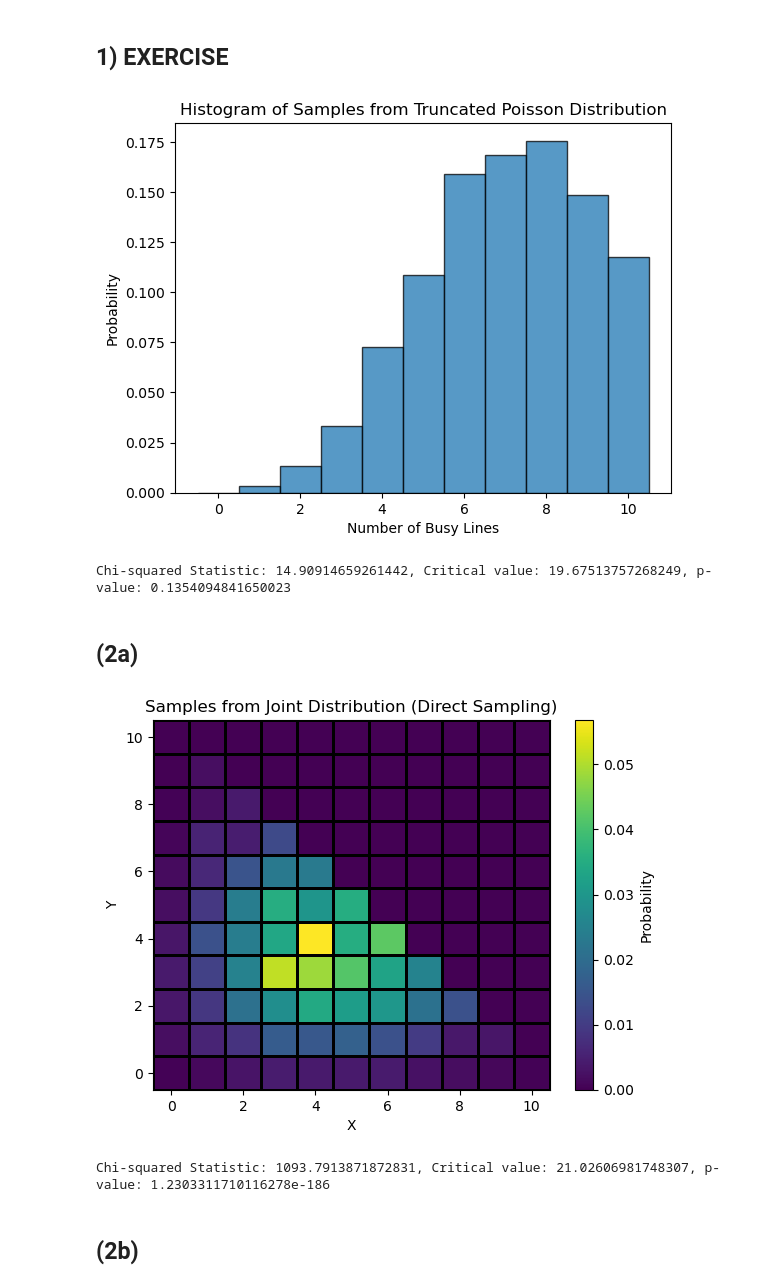
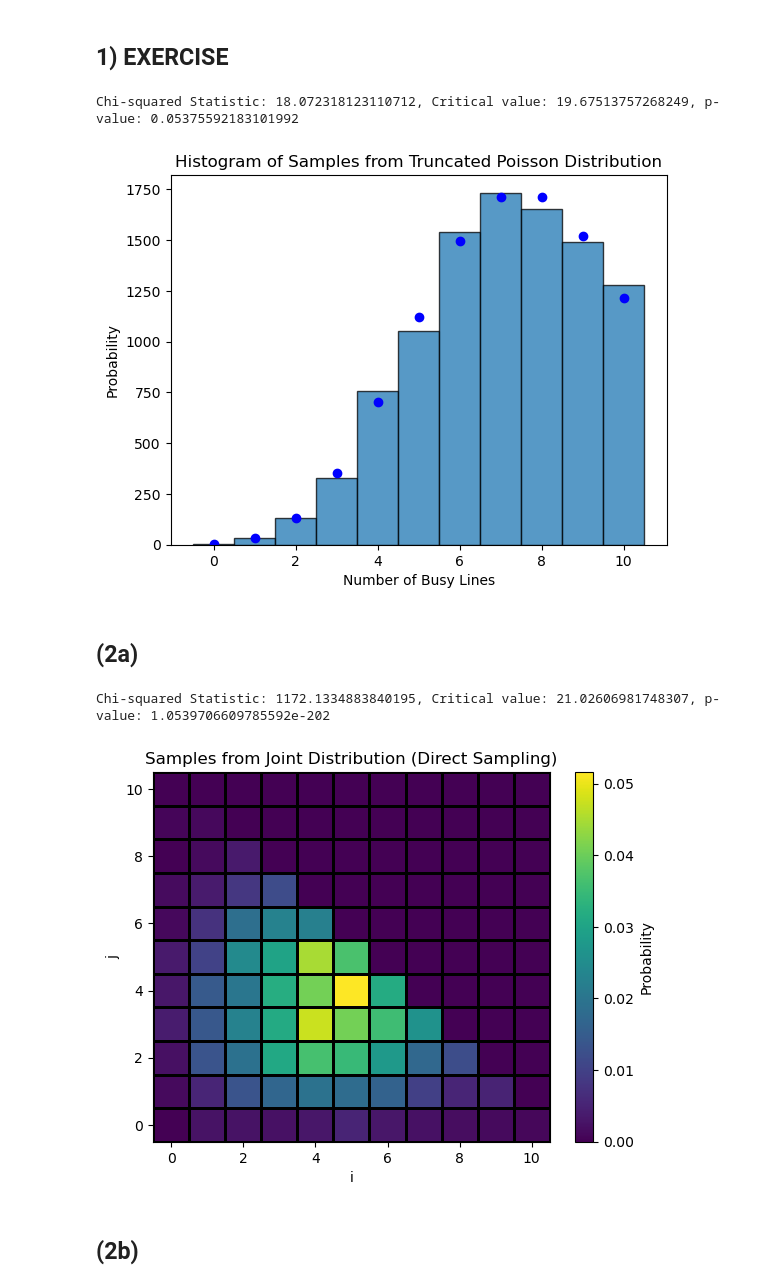
Before and after one commit to Fuglede30/Stokastisk_sim_2, a Jupyter notebook: 6_MCMC.ipynb, the cells around one changed output. Drawn from its saved outputs; the diff is of its cells as text; code cells hidden in the pictures.

```diff
--- a/6_MCMC.ipynb
+++ b/6_MCMC.ipynb
@@ -21,7 +21,6 @@ def truncated_poisson_dist(i, A, m):
         return 0
     return (A**i) / np.math.factorial(i)
 
-# Normalize the distribution
 normalization_constant = sum(truncated_poisson_dist(i, A, m) for i in range(m+1))
 def normalized_truncated_poisson_pmf(i, A, m):
     return truncated_poisson_dist(i, A, m) / normalization_constant
@@ -45,31 +44,31 @@ def metropolis_hastings(A, m, num_samples):
 
     return samples
 
-# Generate samples
 samples = metropolis_hastings(A, m, num_samples)
 
-# Plot histogram of samples
-plt.hist(samples, bins=np.arange(m+2) - 0.5, density=True, alpha=0.75, edgecolor='black')
-plt.xlabel('Number of Busy Lines')
-plt.ylabel('Probability')
-plt.title('Histogram of Samples from Truncated Poisson Distribution')
-plt.show()
-
-# Perform chi-square test
+#chi-square test
 observed_freq, _ = np.histogram(samples, bins=np.arange(m+2) - 0.5)
 expected_freq = [normalized_truncated_poisson_pmf(i, A, m) * num_samples for i in range(m+1)]
 
 chi2_stat, p_value = chisquare(observed_freq, f_exp=expected_freq)
 alpha = 0.05
-df = m + 1 # the size of m + the parameter A which gives 10+1 = 11
+df = m + 1
 CV = stats.chi2.ppf(1 - alpha, df)
 print(f"Chi-squared Statistic: {chi2_stat}, Critical value: {CV}, p-value: {p_value}")
+
+plt.hist(samples, bins=np.arange(m+2) - 0.5, alpha=0.75, edgecolor='black')
+plt.plot(range(0,11),expected_freq,'bo')
+plt.xlabel('Number of Busy Lines')
+plt.ylabel('Probability')
+plt.title('Histogram of Samples from Truncated Poisson Distribution')
+plt.show()
 # %% [output]
+Chi-squared Statistic: 18.072318123110712, Critical value: 19.67513757268249, p-value: 0.05375592183101992
-[figure, old version]
+[figure, new version]
-Chi-squared Statistic: 14.90914659261442, Critical value: 19.67513757268249, p-value: 0.1354094841650023
 # %% [markdown]
 ## (2a)
 # %%
+import math
 # Parameters
 A1 = 4
 A2 = 4
@@ -81,7 +80,7 @@ num_samples = 10000
 def joint_pmf(i, j, A1, A2, m):
     if i + j > m or i < 0 or j < 0:
         return 0
-    return (A1**i / np.math.factorial(i)) * (A2**j / np.math.factorial(j))
+    return ((A1**i) / np.math.factorial(i)) * ((A2**j) / np.math.factorial(j))
 
 # Normalize the distribution
 normalization_constant = sum(joint_pmf(i, j, A1, A2, m) for i in range(m+1) for j in range(m+1-i))
@@ -111,44 +110,43 @@ def metropolis_hastings_direct(A1, A2, m, num_samples):
 
     return samples
 
 # Generate samples
 samples_direct = metropolis_hastings_direct(A1, A2, m, num_samples)
 
-# Plot histogram of samples
-plt.hist2d(*zip(*samples_direct), bins=[np.arange(m+2)-0.5, np.arange(m+2)-0.5], density=True, edgecolor='black')
-plt.xlabel('X')
-plt.ylabel('Y')
-plt.title('Samples from Joint Distribution (Direct Sampling)')
-plt.colorbar(label='Probability')
-plt.show()
-
 # Perform chi-square test
 observed_freq, _, _ = np.histogram2d(*zip(*samples_direct), bins=[np.arange(m+2)-0.5, np.arange(m+2)-0.5])
-
 # Compute expected frequencies
 expected_freq = np.zeros((m+1, m+1))
 for i in range(m+1):
     for j in range(m+1-i):
         expected_freq[i, j] = normalized_joint_pmf(i, j, A1, A2, m) * num_samples
 
 # Flatten arrays and remove zero elements in expected_freq for chi-square test
 observed_freq_flat = observed_freq.flatten()
 expected_freq_flat = expected_freq.flatten()
 observed_freq_nonzero = observed_freq_flat[expected_freq_flat > 0]
 expected_freq_nonzero = expected_freq_flat[expected_freq_flat > 0]
 
 # Ensure the sums are consistent
 observed_sum = observed_freq_nonzero.sum()
 expected_sum = expected_freq_nonzero.sum()
 scaling_factor = observed_sum / expected_sum
 expected_freq_nonzero *= scaling_factor
 
 chi2_stat, p_value = chisquare(observed_freq_nonzero, f_exp=expected_freq_nonzero)
 CV = stats.chi2.ppf(1 - alpha, df)
 print(f"Chi-squared Statistic: {chi2_stat}, Critical value: {CV}, p-value: {p_value}")
+
+# Plot histogram of samples
+plt.hist2d(*zip(*samples_direct), bins=[np.arange(m+2)-0.5, np.arange(m+2)-0.5], density=True, edgecolor='black')
+plt.xlabel('i')
+plt.ylabel('j')
+plt.title('Samples from Joint Distribution (Direct Sampling)')
+plt.colorbar(label='Probability')
+plt.show()
 # %% [output]
+Chi-squared Statistic: 1172.1334883840195, Critical value: 21.02606981748307, p-value: 1.0539706609785592e-202
-[figure, old version]
+[figure, new version]
-Chi-squared Statistic: 1093.7913871872831, Critical value: 21.02606981748307, p-value: 1.2303311710116278e-186
 # %% [markdown]
 ## (2b)
 # %%
```
Also changed, not shown: parts of 7 cells of this notebook, 12 other files.
